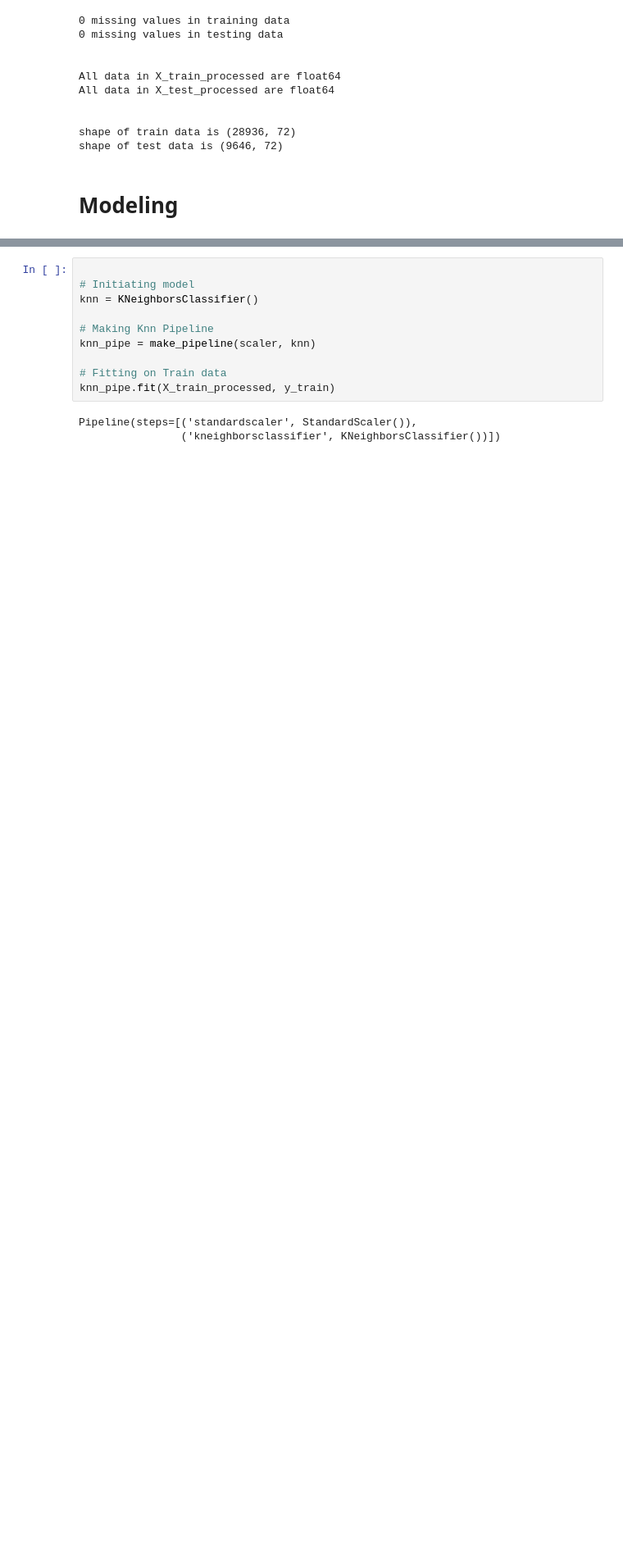
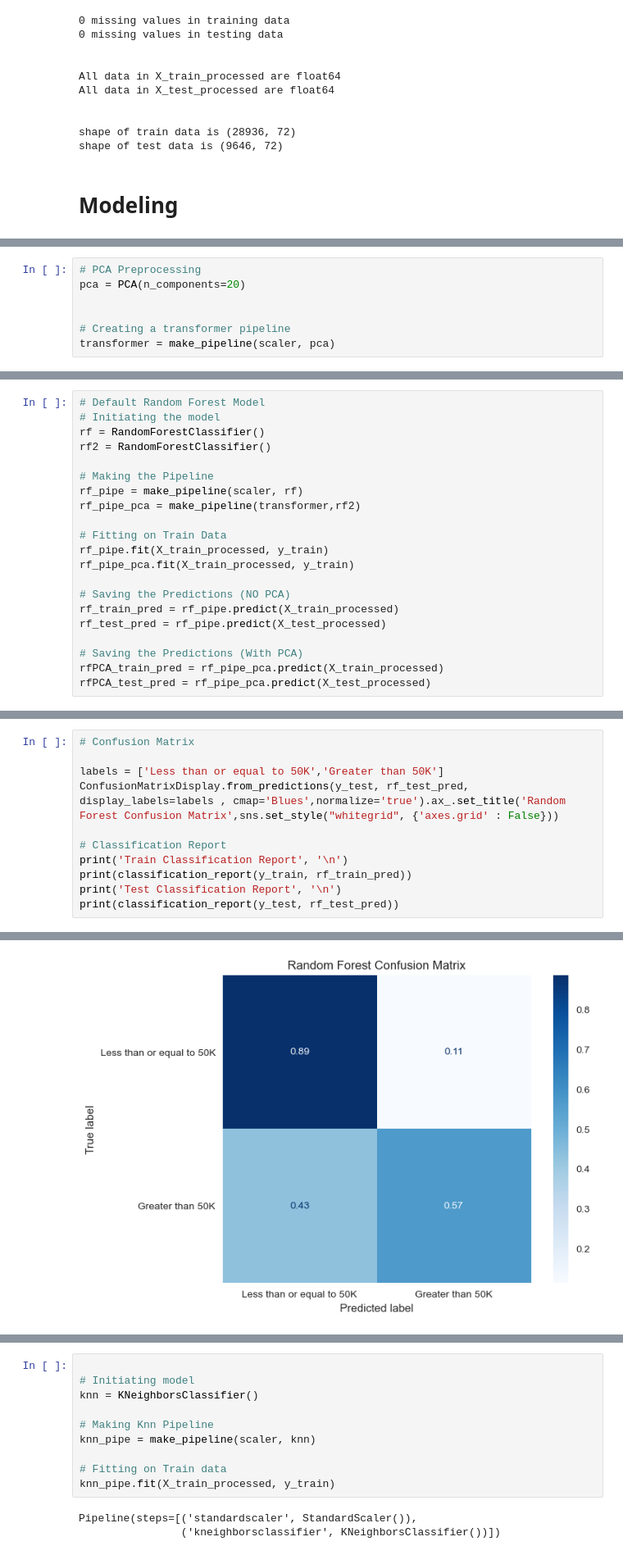
Before and after one commit to farisassallami/Adult-Annual-Income-50k-or-More-classifier, a Jupyter notebook: Adult_Income.ipynb, the cells around one changed output, grey strips where cells are left out. Shown: that part at 82% size. Saved outputs shown, nothing was run; the diff lists cells and outputs as text; blank space fills up the shorter version.

```diff
--- a/Adult_Income.ipynb
+++ b/Adult_Income.ipynb
@@ -394,0 +432,7 @@ shape of test data is (9646, 72)
+# %%
+# PCA Preprocessing
+pca = PCA(n_components=20)
+
+
+# Creating a transformer pipeline
+transformer = make_pipeline(scaler, pca)
@@ -394,0 +441,21 @@ shape of test data is (9646, 72)
+# %%
+# Default Random Forest Model
+# Initiating the model
+rf = RandomForestClassifier()
+rf2 = RandomForestClassifier()
+
+# Making the Pipeline
+rf_pipe = make_pipeline(scaler, rf)
+rf_pipe_pca = make_pipeline(transformer,rf2)
+
+# Fitting on Train Data
+rf_pipe.fit(X_train_processed, y_train)
+rf_pipe_pca.fit(X_train_processed, y_train)
+
+# Saving the Predictions (NO PCA)
+rf_train_pred = rf_pipe.predict(X_train_processed)
+rf_test_pred = rf_pipe.predict(X_test_processed)
+
+# Saving the Predictions (With PCA)
+rfPCA_train_pred = rf_pipe_pca.predict(X_train_processed)
+rfPCA_test_pred = rf_pipe_pca.predict(X_test_processed)
@@ -394,0 +464,12 @@ shape of test data is (9646, 72)
+# %%
+# Confusion Matrix
+
+labels = ['Less than or equal to 50K','Greater than 50K']
+ConfusionMatrixDisplay.from_predictions(y_test, rf_test_pred, display_labels=labels , cmap='Blues',normalize='true').ax_.set_title('Random Forest Confusion Matrix',sns.set_style("whitegrid", {'axes.grid' : False}))
+
+# Classification Report
+print('Train Classification Report', '\n')
+print(classification_report(y_train, rf_train_pred))
+print('Test Classification Report', '\n')
+print(classification_report(y_test, rf_test_pred))
+# %% [output]
@@ -394,0 +493 @@ shape of test data is (9646, 72)
+[figure, added]
```
Also changed, not shown: parts of 59 cells of this notebook.
